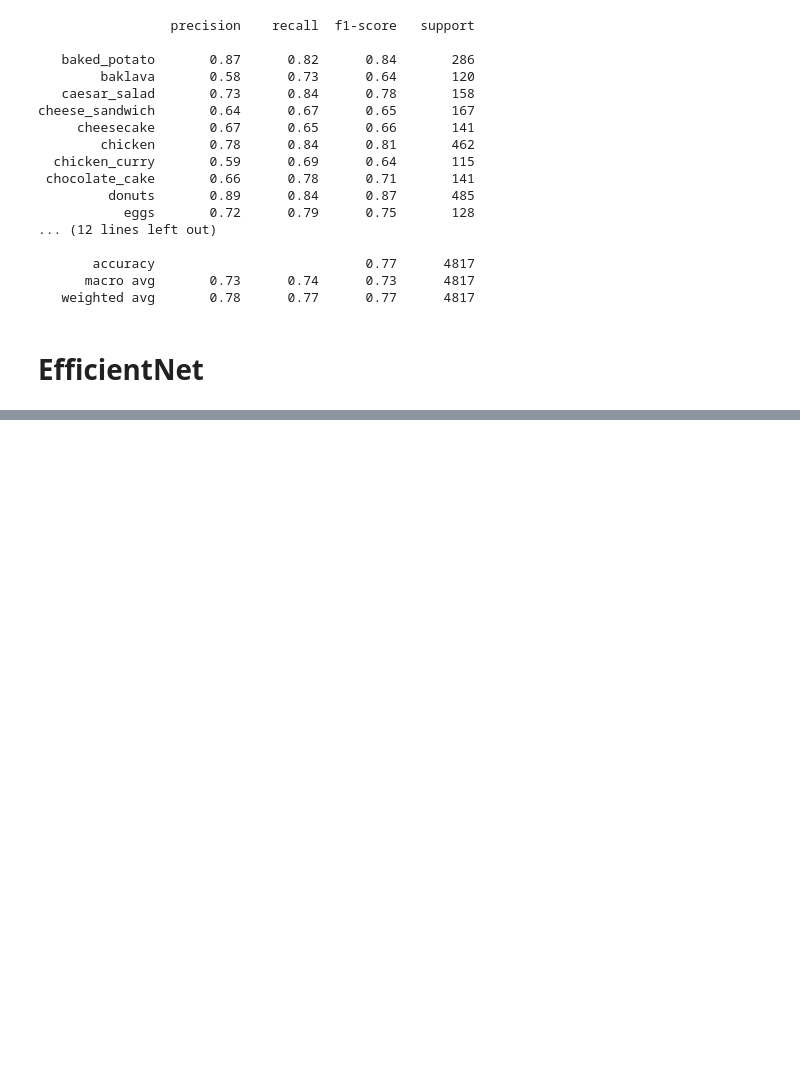
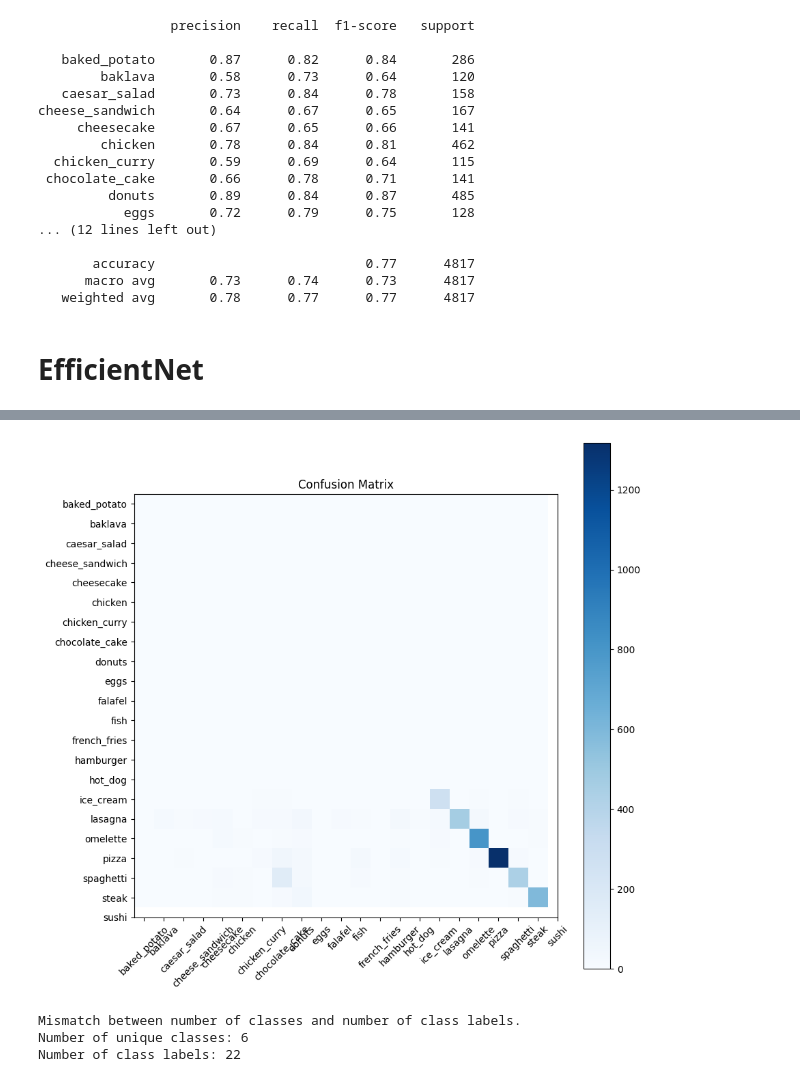
Before and after one commit to melodiw82/FoodClassification_DL, a Jupyter notebook: FoodClassification.ipynb, the cells around one changed output, grey strips where cells are left out. Drawn from its saved outputs; the diff is of its cells as text; code cells hidden in the pictures; blank space fills up the shorter version.

```diff
--- a/FoodClassification.ipynb
+++ b/FoodClassification.ipynb
@@ -562,0 +701,5 @@ cheese_sandwich       0.64      0.67      0.65       167
+# %%
+predictions = model.predict(valid_data)
+predicted_classes = np.argmax(predictions, axis=1)
+
+predicted_classes
@@ -562,0 +709,33 @@ cheese_sandwich       0.64      0.67      0.65       167
+# %%
+true_classes = []
+for images, labels in valid_data:
+    true_classes.extend(np.argmax(labels, axis=1))
+
+true_classes
+# %%
+cm = confusion_matrix(true_classes, predicted_classes)
+
+plt.figure(figsize=(10, 10))
+plt.imshow(cm, interpolation='nearest', cmap=plt.cm.Blues)
+plt.title('Confusion Matrix')
+plt.colorbar()
+tick_marks = np.arange(len(class_labels))
+plt.xticks(tick_marks, class_labels, rotation=45)
+plt.yticks(tick_marks, class_labels)
+
+plt.show()
+# %% [output]
+[figure, added]
+# %%
+if len(np.unique(true_classes)) != len(class_labels):
+    print("Mismatch between number of classes and number of class labels.")
+    print("Number of unique classes:", len(np.unique(true_classes)))
+    print("Number of class labels:", len(class_labels))
+else:
+    # Generate classification report
+    report = classification_report(true_classes, predicted_classes, target_names=class_labels)
+    print(report)
+# %% [output]
+Mismatch between number of classes and number of class labels.
+Number of unique classes: 6
+Number of class labels: 22
```
Also changed, not shown: parts of 12 cells of this notebook.
